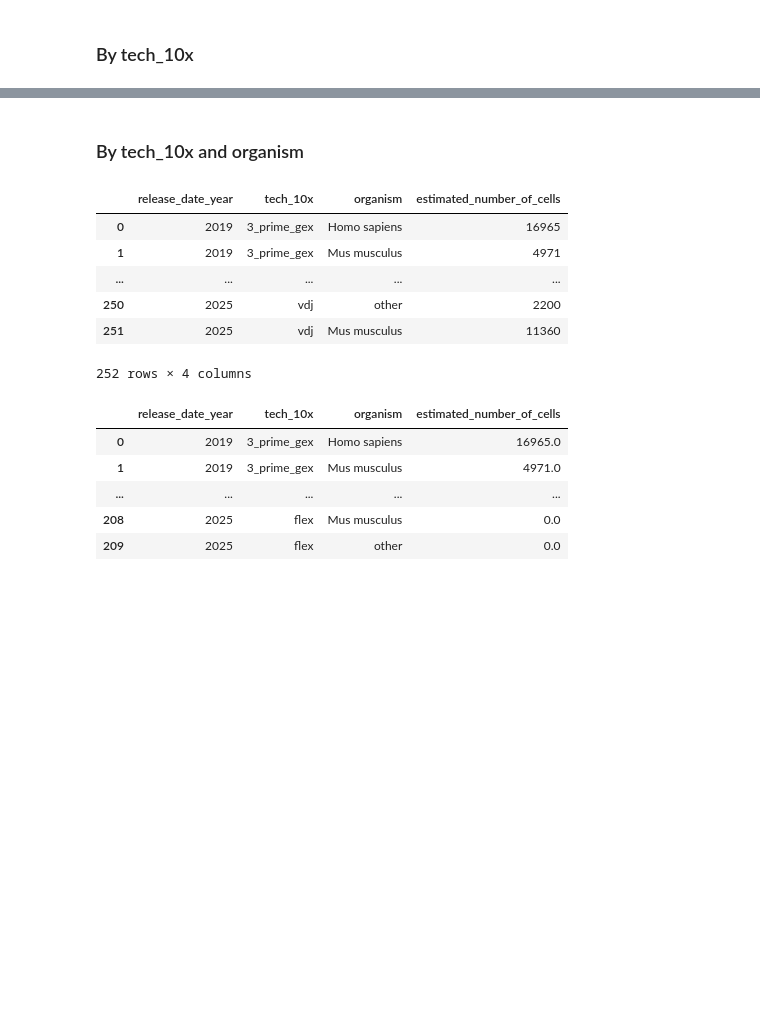
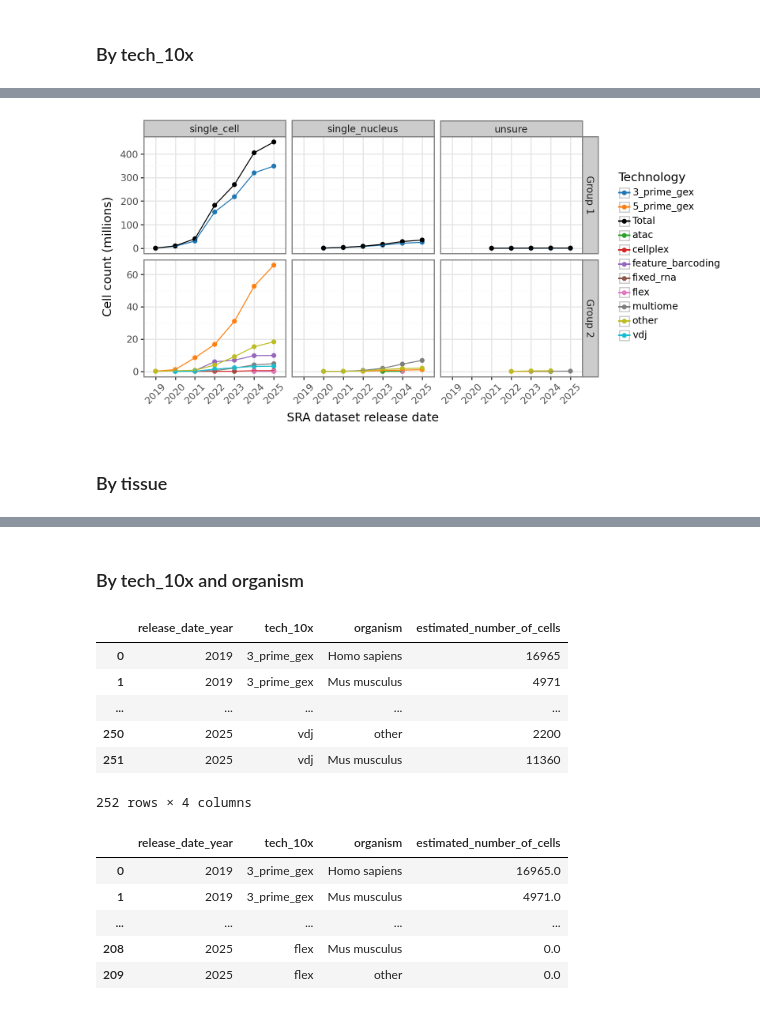
Before and after one commit to ArcInstitute/scBaseCount_analysis, a Jupyter notebook: notebooks/sra_cells-by-time.ipynb, the cells around one changed output, grey strips where cells are left out. Drawn from its saved outputs; the diff is of its cells as text; code cells hidden in the pictures; blank space fills up the shorter version.

```diff
--- a/notebooks/sra_cells-by-time.ipynb
+++ b/notebooks/sra_cells-by-time.ipynb
@@ -272,0 +351,14 @@ pn.ggsave(p, outfile)
+# %%
+# calculate cumsum
+df = (
+    df_cells_sum
+    .sort_values(group_cols)  # Ensure proper ordering
+    .groupby(group_cols[1:])['estimated_number_of_cells']
+    .cumsum().to_frame()
+)
+df_cells_sum = df.merge(
+    df_cells_sum[group_cols],
+    left_index=True,
+    right_index=True
+)
+df_cells_sum
@@ -272,0 +373,6 @@ pn.ggsave(p, outfile)
+# %%
+# add total number of cells to the table
+df = df_cells_sum.groupby(["release_date_year", "cell_prep"]).sum().reset_index()
+df["tech_10x"] = "Total"
+df_cells_sum = pd.concat([df_cells_sum, df])
+df_cells_sum
@@ -272,0 +387,49 @@ pn.ggsave(p, outfile)
+# %%
+color_dict = {
+    'Total': '#000000',
+    '3_prime_gex': '#1f77b4',
+    '5_prime_gex': '#ff7f0e',
+    'atac': '#2ca02c',
+    'cellplex': '#d62728',
+    'feature_barcoding': '#9467bd',
+    'fixed_rna': '#8c564b',
+    'flex': '#e377c2',
+    'multiome': '#7f7f7f',
+    'other': '#bcbd22',
+    'vdj': '#17becf'
+}
+
+df = df_cells_sum.copy()
+df["facet"] = df["tech_10x"].apply(lambda x: "Group 1" if x in ["Total", "3_prime_gex"] else "Group 2")
+df["estimated_number_of_cells"] = df["estimated_number_of_cells"] / 1e6
+
+# plot the number of cells over time
+p = (
+    pn.ggplot(
+        df,
+        pn.aes(x="release_date_year", y="estimated_number_of_cells", color="tech_10x")
+    ) +
+    pn.geom_point() +
+    pn.geom_line(pn.aes(group="tech_10x")) +
+    #pn.scale_y_log10() +
+    pn.facet_grid("facet ~ cell_prep", scales="free_y") +
+    pn.scale_color_manual(
+        values=color_dict,
+    ) +
+    pn.labs(
+        x = "SRA dataset release date",
+        y = "Cell count (millions)",
+        color = "Technology",
+    ) +
+    pn.theme_bw() +
+    pn.theme(
+        figure_size=(8, 4),
+        axis_text_x=pn.element_text(angle=45, hjust=0.95),
+        legend_key_size=11,  # Reduce legend key size (default is around 20)
+    )
+)
+p
+# %% [output]
+[figure, added]
+# %% [markdown]
+### By tissue
```
Also changed, not shown: parts of 24 cells of this notebook, 6 other files.
